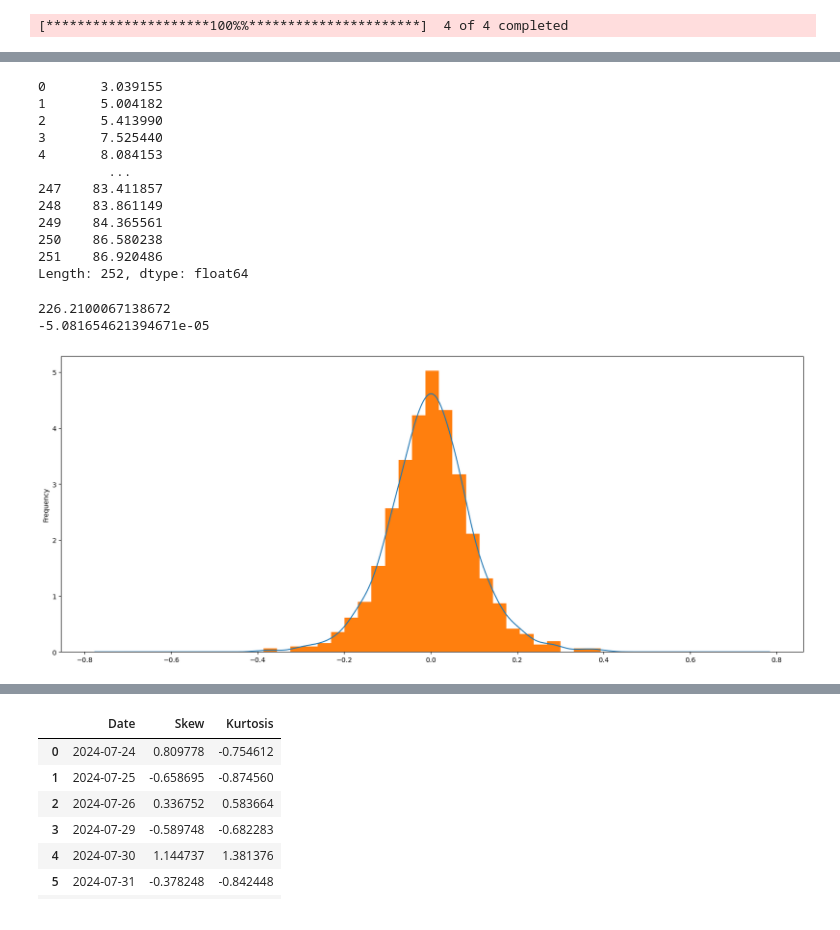
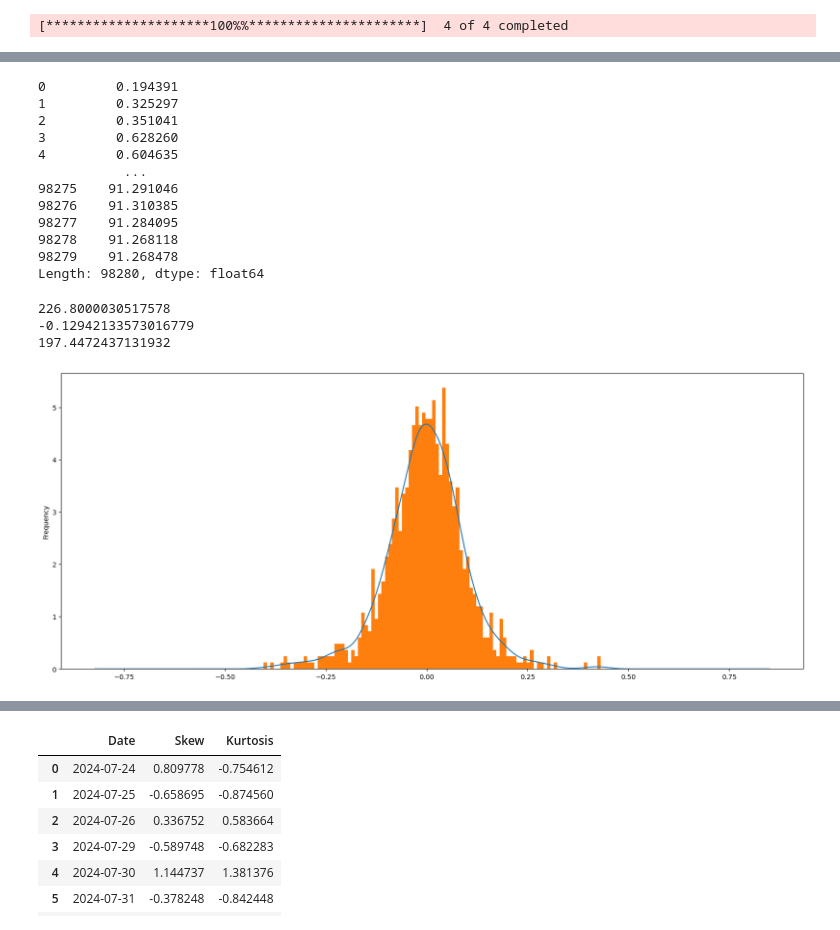
Before and after one commit to ab123-bruh/fund_temp, a Jupyter notebook: mvdevelop.ipynb, the cells around one changed output, grey strips where cells are left out. Saved outputs shown, nothing was run; the diff lists cells and outputs as text; code cells hidden in the pictures.

```diff
--- a/mvdevelop.ipynb
+++ b/mvdevelop.ipynb
@@ -420,7 +420,7 @@ df = yf.download('AAPL', start="2019-09-26", progress=False)
 num_days = 252
 
 num_simulations = 1000
-simulation = np.zeros((num_days+1, num_simulations))
+simulation = np.zeros((num_days*390+1, num_simulations))
 
 start = df["Adj Close"].values.tolist()[-1]
 
@@ -430,7 +430,7 @@ for i in range(num_simulations):
   H = np.random.normal(loc=.53,scale=.07)
   hursts.append(H)
   fgn = FractionalGaussianNoise(hurst=H,t=num_days)
-  sim = fgn._sample_fractional_gaussian_noise(num_days)
+  sim = fgn._sample_fractional_gaussian_noise(num_days*390)
   sim = sim.cumsum()
   sim = np.insert(sim, [0], 0)
 
@@ -471,31 +471,33 @@ simulation
 # %%
 pd.Series([start - np.percentile(simulation.iloc[i],.01) for i in range(1,len(simulation))])
 # %% [output]
-0       3.039155
-1       5.004182
-2       5.413990
-3       7.525440
-4       8.084153
-         ...
-247    83.411857
-248    83.861149
-249    84.365561
-250    86.580238
-251    86.920486
-Length: 252, dtype: float64
+0         0.194391
+1         0.325297
+2         0.351041
+3         0.628260
+4         0.604635
+           ...
+98275    91.291046
+98276    91.310385
+98277    91.284095
+98278    91.268118
+98279    91.268478
+Length: 98280, dtype: float64
 # %%
 fig, ax = plt.subplots()
 
 ret = (simulation.iloc[len(simulation)-1]/start) - 1
 
 print(start)
-print(ret.mean())
+print(ret.skew())
+print(start*(1+ret.skew()))
 
 ret.plot(kind="kde",figsize=(20,8))
-ret.plot(kind="hist",bins=25,density=True)
+ret.plot(kind="hist",bins=100,density=True)
 # plt.xticks(np.arange(-1,max(ret),step=.4))
 plt.show()
 # %% [output]
-226.2100067138672
--5.081654621394671e-05
+226.8000030517578
+-0.12942133573016779
+197.4472437131932
-[figure, old version]
+[figure, new version]
```
Also changed, not shown: parts of 14 cells of this notebook, 2 other files.
